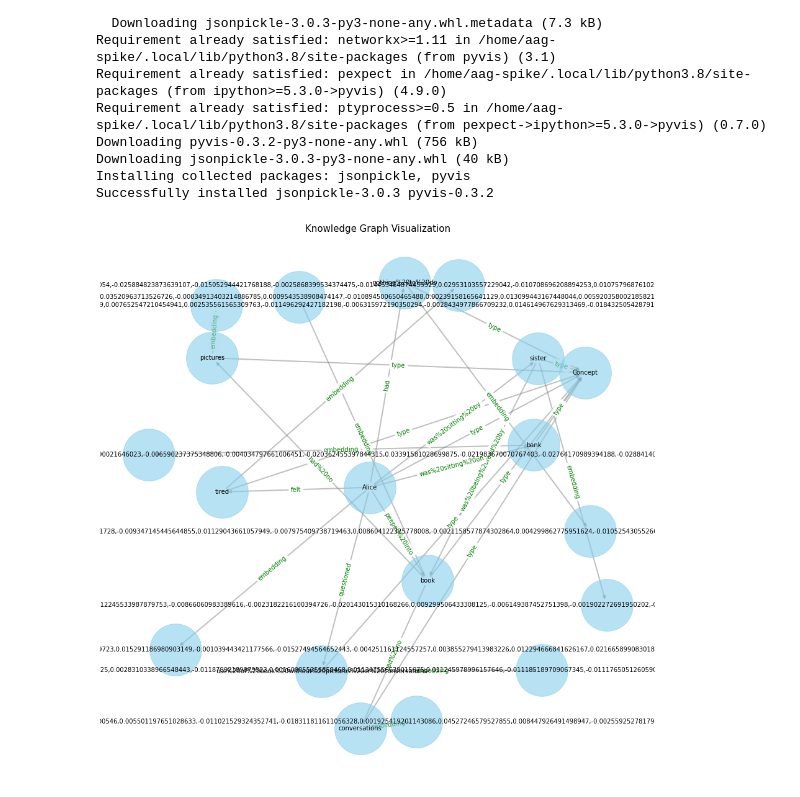
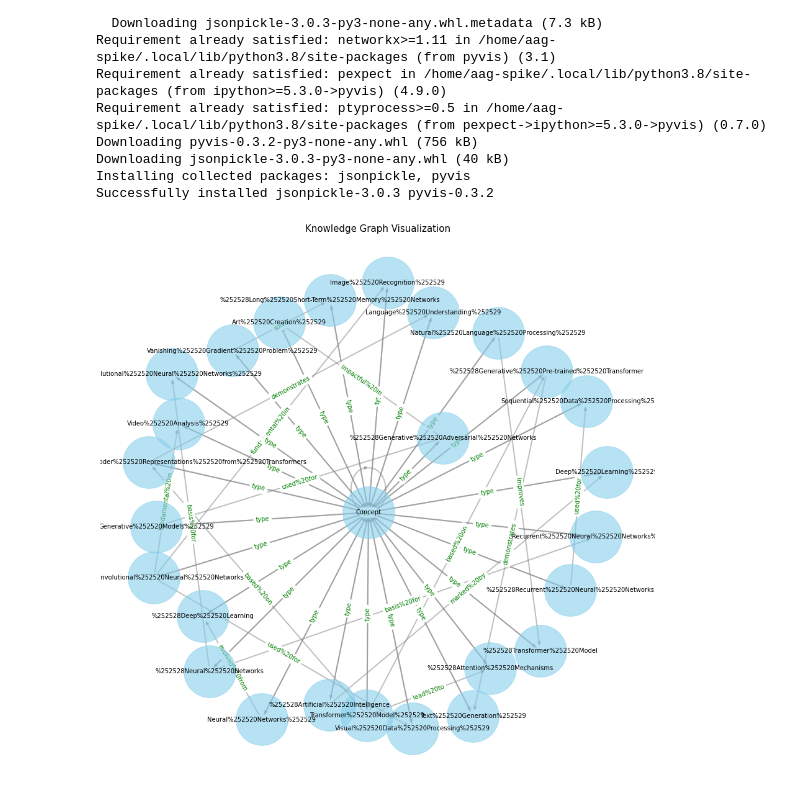
Before and after one commit to crbazevedo/creativity-demo, a Jupyter notebook: TestGraph.ipynb, the cells around one changed output. Cells and saved outputs as stored; diff of their text form; code cells hidden in the pictures.

```diff
--- a/TestGraph.ipynb
+++ b/TestGraph.ipynb
@@ -31,41 +31,44 @@ import networkx as nx
 
 # Load the Turtle file into an RDFlib Graph
 g = Graph()
-g.parse("data/knowledge_base.ttl", format="turtle")
+g.parse("data/kg_ai.ttl", format="turtle")
 
 # Convert the RDFlib Graph into a NetworkX graph for visualization
 G = nx.DiGraph()
 
 for subject, predicate, obj in g:
+
     # Simplify URIs for better readability in the visualization
     sub_label = subject.split('#')[-1]
     pred_label = predicate.split('#')[-1]
     obj_label = obj.split('#')[-1] if isinstance(obj, rdflib.term.URIRef) else str(obj)
+    #print(f"{sub_label} -> {pred_label} -> {obj_label}")
 
     # Add nodes and edges to the NetworkX graph
-    G.add_node(sub_label)
-    G.add_node(obj_label)
-    G.add_edge(sub_label, obj_label, label=pred_label)
+    G.add_node(sub_label.replace('%20', ' '))
+    if "embedding" not in pred_label:
+        G.add_node(obj_label.replace('%20', ' '))
+        G.add_edge(sub_label.replace('%20', ' '), obj_label.replace('%20', ' '), label=pred_label)
 
 # Draw the graph
 plt.figure(figsize=(16, 16))
 pos = nx.spring_layout(G, k=2)  # Positions for all nodes
 
 # Nodes
 nx.draw_networkx_nodes(G, pos, node_size=7000, node_color="skyblue", alpha=0.6)
 
 # Edges
 nx.draw_networkx_edges(G, pos, width=2, alpha=0.5, edge_color="gray")
 
 # Labels
 nx.draw_networkx_labels(G, pos, font_size=10)
 
 # Edge labels
 edge_labels = nx.get_edge_attributes(G, 'label')
 nx.draw_networkx_edge_labels(G, pos, edge_labels=edge_labels, font_color='green')
 
 plt.title('Knowledge Graph Visualization', size=15)
 plt.axis('off')
 plt.show()
 # %% [output]
-[figure, old version]
+[figure, new version]
```
Also changed, not shown: 3 other files.
